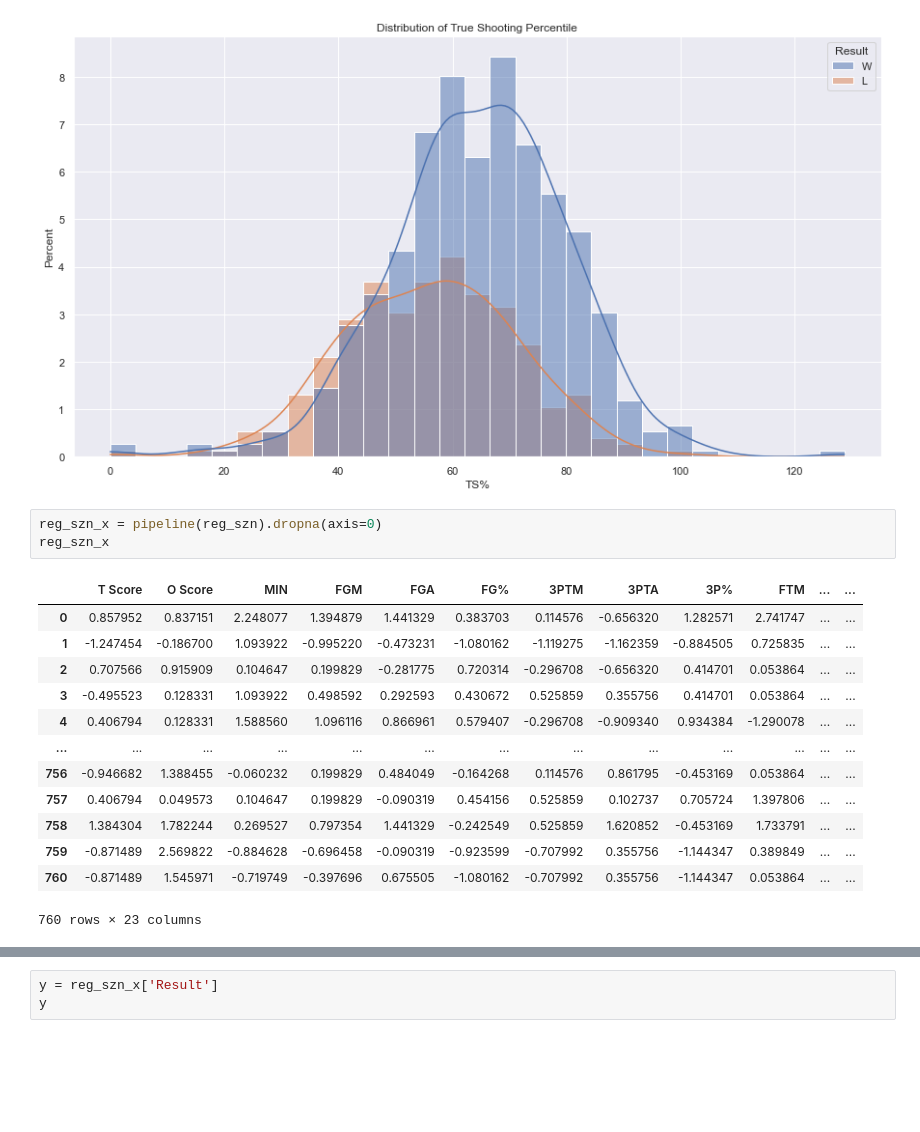
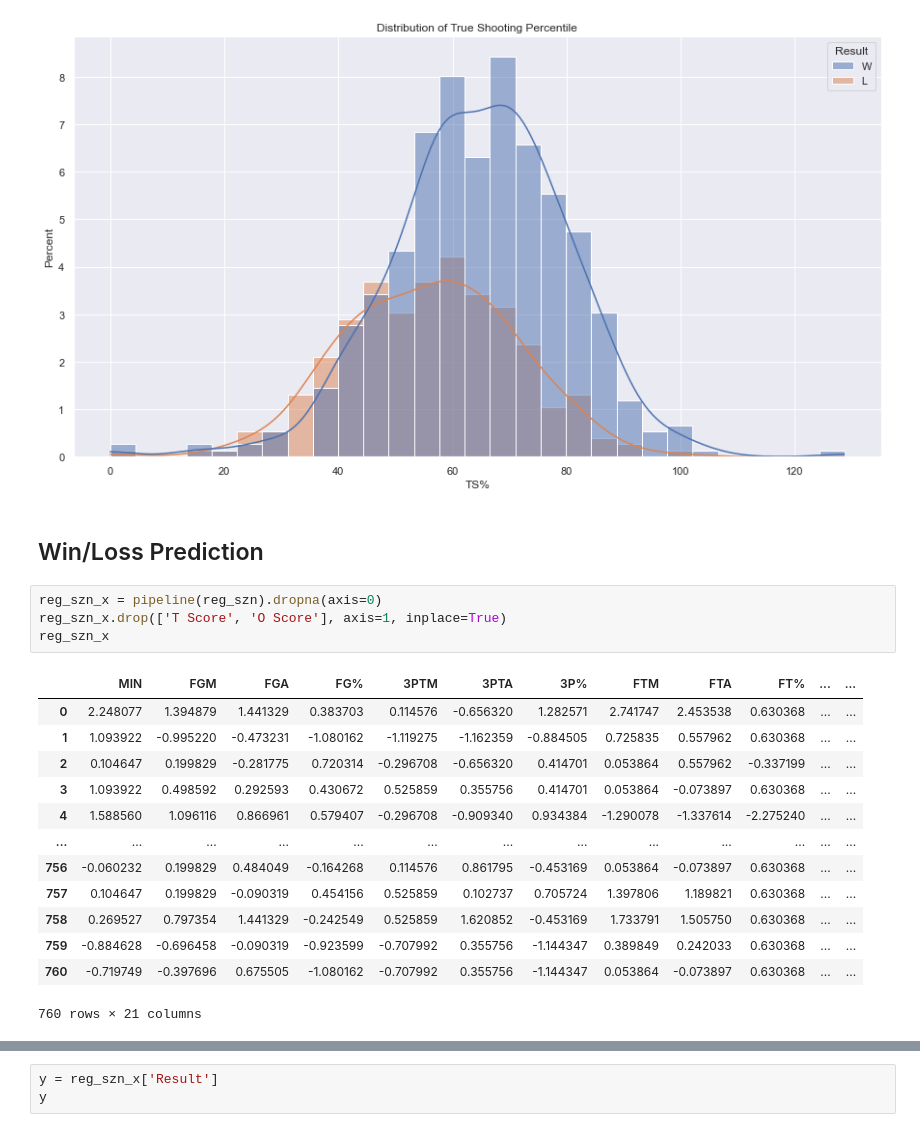
Before and after one commit to sidmurthy/stephstuff, a Jupyter notebook: src/stephplayground.ipynb, the cells around one changed output, grey strips where cells are left out. Cells and saved outputs as stored; diff of their text form; blank space fills up the shorter version.

Commit message:
Removed Team and Opp score from features

```diff
--- a/src/stephplayground.ipynb
+++ b/src/stephplayground.ipynb
@@ -179,23 +185,26 @@ sns.histplot(data=reg_szn, x='TS%', hue='Result', stat='percent', kde=True);
 plt.title('Distribution of True Shooting Percentile');
 # %% [output]
 [figure]
+# %% [markdown]
+## Win/Loss Prediction
 # %%
 reg_szn_x = pipeline(reg_szn).dropna(axis=0)
+reg_szn_x.drop(['T Score', 'O Score'], axis=1, inplace=True)
 reg_szn_x
 # %% [output]
-|  | T Score | O Score | MIN | FGM | FGA | FG% | 3PTM | 3PTA | 3P% | FTM | ... | ... |
-| 0 | 0.857952 | 0.837151 | 2.248077 | 1.394879 | 1.441329 | 0.383703 | 0.114576 | -0.656320 | 1.282571 | 2.741747 | ... | ... |
-| 1 | -1.247454 | -0.186700 | 1.093922 | -0.995220 | -0.473231 | -1.080162 | -1.119275 | -1.162359 | -0.884505 | 0.725835 | ... | ... |
-| 2 | 0.707566 | 0.915909 | 0.104647 | 0.199829 | -0.281775 | 0.720314 | -0.296708 | -0.656320 | 0.414701 | 0.053864 | ... | ... |
-| 3 | -0.495523 | 0.128331 | 1.093922 | 0.498592 | 0.292593 | 0.430672 | 0.525859 | 0.355756 | 0.414701 | 0.053864 | ... | ... |
-| 4 | 0.406794 | 0.128331 | 1.588560 | 1.096116 | 0.866961 | 0.579407 | -0.296708 | -0.909340 | 0.934384 | -1.290078 | ... | ... |
+|  | MIN | FGM | FGA | FG% | 3PTM | 3PTA | 3P% | FTM | FTA | FT% | ... | ... |
+| 0 | 2.248077 | 1.394879 | 1.441329 | 0.383703 | 0.114576 | -0.656320 | 1.282571 | 2.741747 | 2.453538 | 0.630368 | ... | ... |
+| 1 | 1.093922 | -0.995220 | -0.473231 | -1.080162 | -1.119275 | -1.162359 | -0.884505 | 0.725835 | 0.557962 | 0.630368 | ... | ... |
+| 2 | 0.104647 | 0.199829 | -0.281775 | 0.720314 | -0.296708 | -0.656320 | 0.414701 | 0.053864 | 0.557962 | -0.337199 | ... | ... |
+| 3 | 1.093922 | 0.498592 | 0.292593 | 0.430672 | 0.525859 | 0.355756 | 0.414701 | 0.053864 | -0.073897 | 0.630368 | ... | ... |
+| 4 | 1.588560 | 1.096116 | 0.866961 | 0.579407 | -0.296708 | -0.909340 | 0.934384 | -1.290078 | -1.337614 | -2.275240 | ... | ... |
 | ... | ... | ... | ... | ... | ... | ... | ... | ... | ... | ... | ... | ... |
-| 756 | -0.946682 | 1.388455 | -0.060232 | 0.199829 | 0.484049 | -0.164268 | 0.114576 | 0.861795 | -0.453169 | 0.053864 | ... | ... |
-| 757 | 0.406794 | 0.049573 | 0.104647 | 0.199829 | -0.090319 | 0.454156 | 0.525859 | 0.102737 | 0.705724 | 1.397806 | ... | ... |
-| 758 | 1.384304 | 1.782244 | 0.269527 | 0.797354 | 1.441329 | -0.242549 | 0.525859 | 1.620852 | -0.453169 | 1.733791 | ... | ... |
-| 759 | -0.871489 | 2.569822 | -0.884628 | -0.696458 | -0.090319 | -0.923599 | -0.707992 | 0.355756 | -1.144347 | 0.389849 | ... | ... |
-| 760 | -0.871489 | 1.545971 | -0.719749 | -0.397696 | 0.675505 | -1.080162 | -0.707992 | 0.355756 | -1.144347 | 0.053864 | ... | ... |
+| 756 | -0.060232 | 0.199829 | 0.484049 | -0.164268 | 0.114576 | 0.861795 | -0.453169 | 0.053864 | -0.073897 | 0.630368 | ... | ... |
+| 757 | 0.104647 | 0.199829 | -0.090319 | 0.454156 | 0.525859 | 0.102737 | 0.705724 | 1.397806 | 1.189821 | 0.630368 | ... | ... |
+| 758 | 0.269527 | 0.797354 | 1.441329 | -0.242549 | 0.525859 | 1.620852 | -0.453169 | 1.733791 | 1.505750 | 0.630368 | ... | ... |
+| 759 | -0.884628 | -0.696458 | -0.090319 | -0.923599 | -0.707992 | 0.355756 | -1.144347 | 0.389849 | 0.242033 | 0.630368 | ... | ... |
+| 760 | -0.719749 | -0.397696 | 0.675505 | -1.080162 | -0.707992 | 0.355756 | -1.144347 | 0.053864 | -0.073897 | 0.630368 | ... | ... |
-760 rows × 23 columns
+760 rows × 21 columns
 # %%
 X = reg_szn_x.drop('Result', axis=1)
 X
```
Also changed, not shown: parts of 8 cells of this notebook.
